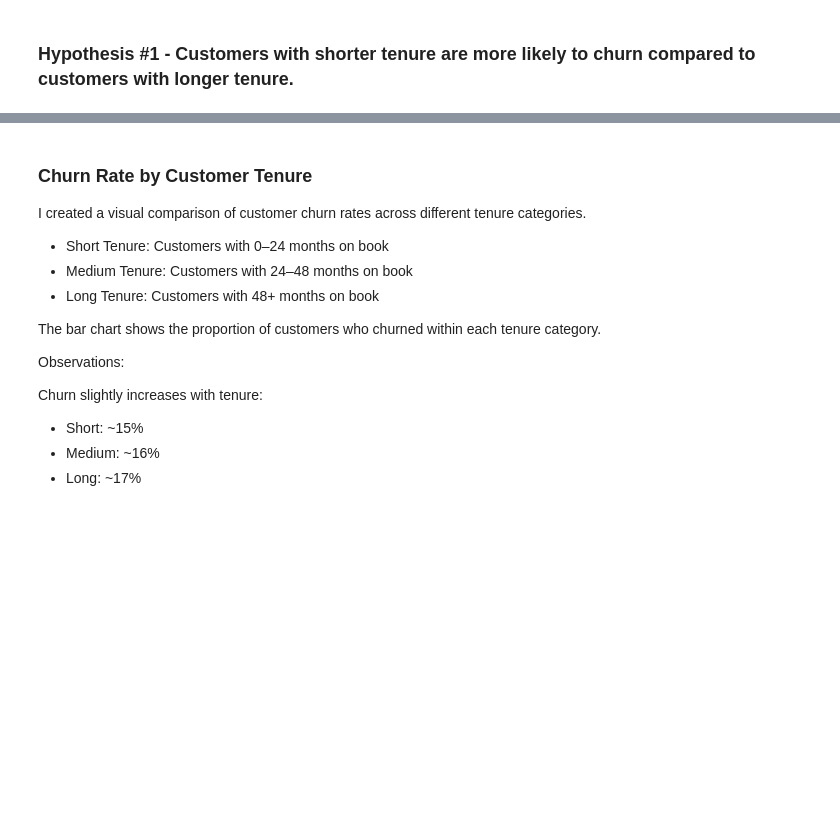
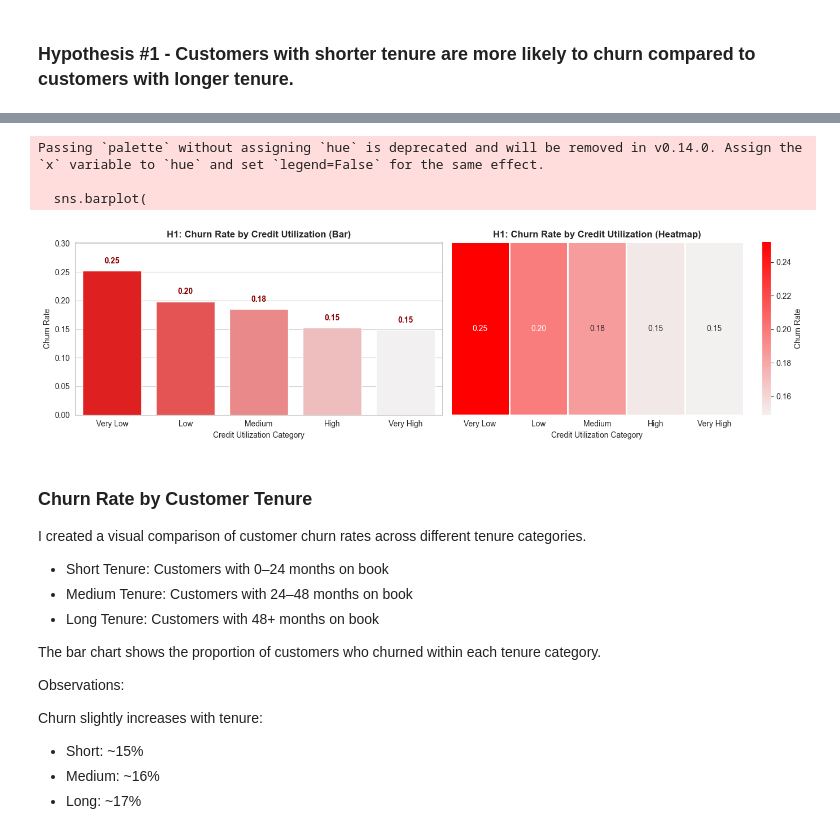
Before and after one commit to Syed313110/cc_customer_churn_analysis, a Jupyter notebook: jupyter_notebooks/02_eda_statistics.ipynb, the cells around one changed output, grey strips where cells are left out. Cells and saved outputs as stored; diff of their text form; code cells hidden in the pictures; blank space fills up the shorter version.

```diff
--- a/jupyter_notebooks/02_eda_statistics.ipynb
+++ b/jupyter_notebooks/02_eda_statistics.ipynb
@@ -120,3 +57,80 @@ Name: count, dtype: int64
+# %%
+import pandas as pd
+import matplotlib.pyplot as plt
+import seaborn as sns
+import numpy as np
+
+# ------------------------------
+# Prepare data
+# ------------------------------
+sns.set_style("whitegrid")
+
+# Ensure numeric churn flag
+df['Churn_Flag_Num'] = df['Attrition_Flag'].astype(float)
+
+# Create credit utilization bins dynamically
+max_util = df['Credit_Utilization'].max()
+bin_edges = [0, 0.05, 0.15, 0.3, 0.6, max_util + 0.01]
+bin_labels = ['Very Low', 'Low', 'Medium', 'High', 'Very High']
+
+df['Credit_Util_Bin'] = pd.cut(
+    df['Credit_Utilization'],
+    bins=bin_edges,
+    labels=bin_labels,
+    include_lowest=True
+)
+
+# Compute churn rate per bin
+util_churn = df.groupby('Credit_Util_Bin')['Churn_Flag_Num'].mean().reset_index()
+util_churn.set_index('Credit_Util_Bin', inplace=True)
+
+# ------------------------------
+# Side-by-Side Plot
+# ------------------------------
+fig, axes = plt.subplots(1, 2, figsize=(14,4), gridspec_kw={'width_ratios':[1,1]})
+
+# -------- Left: Bar Chart --------
+bar_colors = sns.light_palette("red", n_colors=len(bin_labels), reverse=True)
+sns.barplot(
+    x=util_churn.index,
+    y=util_churn['Churn_Flag_Num'].values,
+    palette=bar_colors,
+    ax=axes[0]
+)
+axes[0].set_title("H1: Churn Rate by Credit Utilization (Bar)", fontweight='bold')
+axes[0].set_xlabel("Credit Utilization Category")
+axes[0].set_ylabel("Churn Rate")
+axes[0].set_ylim(0, util_churn['Churn_Flag_Num'].max() + 0.05)
+
+# Annotate bars
+for i, v in enumerate(util_churn['Churn_Flag_Num'].values):
+    axes[0].text(i, v + 0.01, f"{v:.2f}", ha='center', va='bottom', color='darkred', fontweight='bold')
+
+# -------- Right: Heatmap --------
+# Convert to 2D array for heatmap
+heatmap_data = util_churn.T
+
+sns.heatmap(
+    heatmap_data,
+    annot=True,
+    fmt=".2f",
+    cmap=sns.light_palette("red", as_cmap=True),
+    cbar_kws={'label': 'Churn Rate'},
+    linewidths=1,
+    linecolor='white',
+    ax=axes[1]
+)
+axes[1].set_title("H1: Churn Rate by Credit Utilization (Heatmap)", fontweight='bold')
+axes[1].set_xlabel("Credit Utilization Category")
+axes[1].set_yticks([])  # hide y-axis since only one row
+
+plt.tight_layout()
+plt.show()
+# %% [output]
+Passing `palette` without assigning `hue` is deprecated and will be removed in v0.14.0. Assign the `x` variable to `hue` and set `legend=False` for the same effect.
+
+  sns.barplot(
+[figure, added]
 # %% [markdown]
 ### **Churn Rate by Customer Tenure**
 
```
Also changed, not shown: parts of 2 cells of this notebook.
